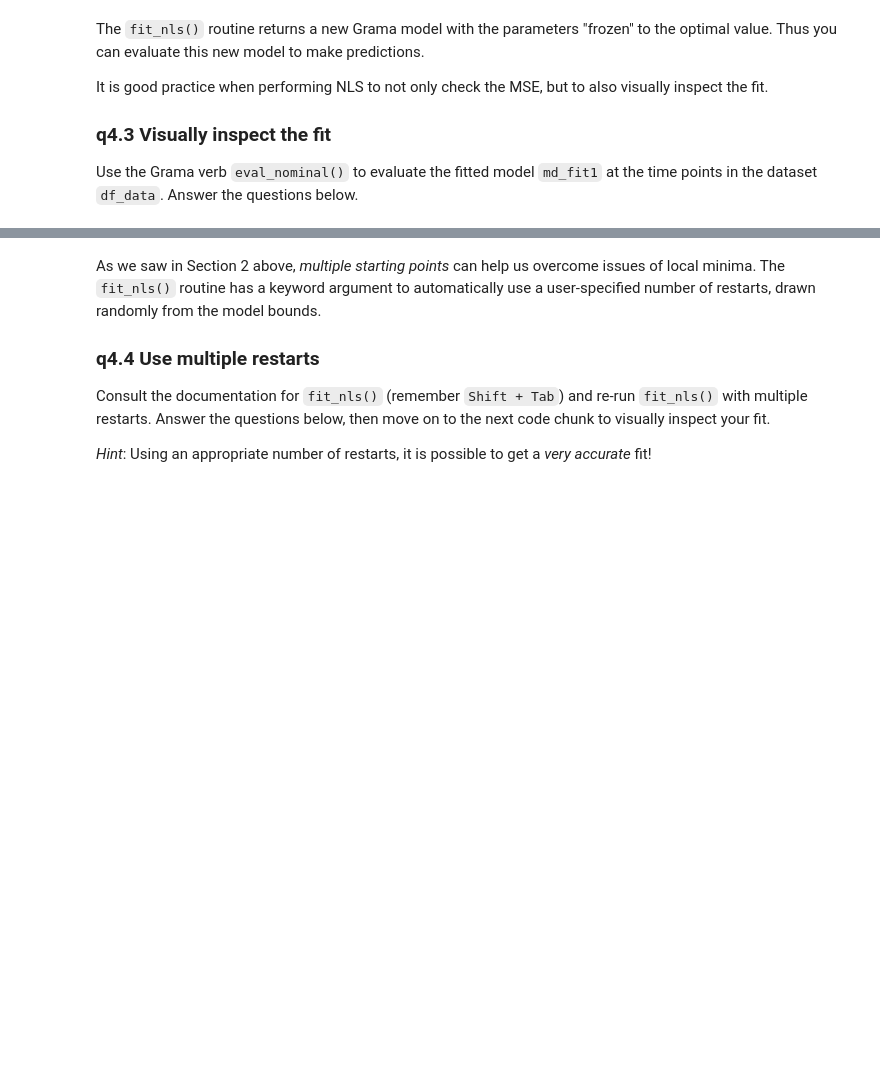
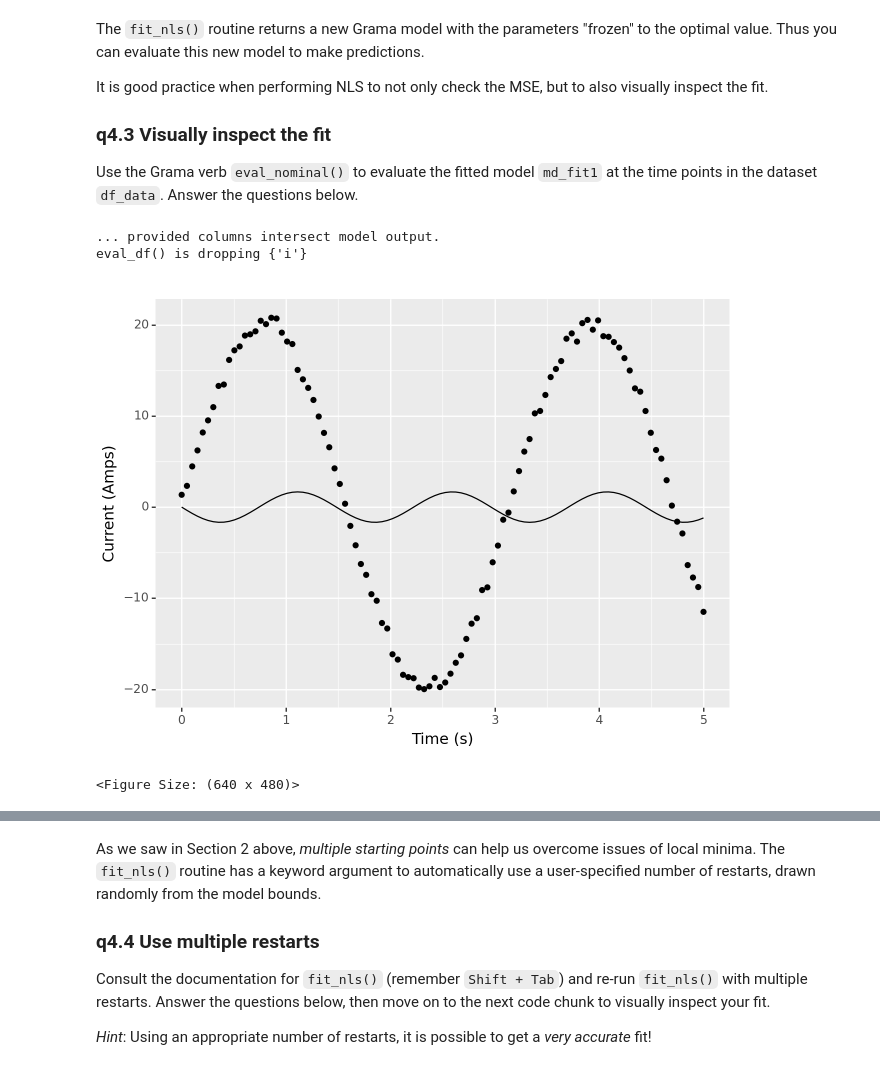
Before and after one commit to amineeva/PDO, a Jupyter notebook: assignments/nb1-unconstrained-assignment.ipynb, the cells around one changed output, grey strips where cells are left out. Cells and saved outputs as stored; diff of their text form; code cells hidden in the pictures; blank space fills up the shorter version.

Commit message:
finished S4 up to q4.5. Doubtful that I understood the questions well and had a tough time finding documentation for grama functions

```diff
--- a/assignments/nb1-unconstrained-assignment.ipynb
+++ b/assignments/nb1-unconstrained-assignment.ipynb
@@ -688,8 +691,7 @@ as a Python function.
 var_signal = ["t", "C", "L", "V0"]
 
 def fun_signal(t, C, L, V0):
-    # TODO: Implement the signal function
-    return 0
+    return math.sqrt( C / L) * V0 * np.sin( math.sqrt( 1 / (L*C)) * t )
 
 
 
@@ -719,8 +723,7 @@ Add your function to the following Grama model.
 # NOTE: No need to edit
 md_signal = (
     gr.Model("Signal")
-## TODO: Add your function from q3.1 here
-#    >> ???
+   >> gr.cp_function(fun = fun_signal, var = var_signal, out = ['i'])
 
 ## NOTE: No need to change these bounds
     >> gr.cp_bounds(
@@ -762,21 +786,26 @@ Use the Grama verb `eval_nominal()` to evaluate the fitted model `md_fit1` at th
 # %%
 ###
 # TASK: Evaluate the fitted model at its nominal conditions
 ###
 
-## TASK: Use gr.eval_nominal() to evaluate md_fit1
-##       at the given time points df_data
-# df_res1 = ???
+# TASK: Use gr.eval_nominal() to evaluate md_fit1
+#       at the given time points df_data
+df_res1 = gr.eval_nominal(model = md_fit1, df_det = df_data)
 
 
 # NOTE: No need to edit, this will visualize your results
 (
     df_data
     >> gr.ggplot(gr.aes("t", "i"))
     + gr.geom_line(data=df_res1)
     + gr.geom_point()
     + gr.labs(x="Time (s)", y="Current (Amps)")
 )
+# %% [output]
+... provided columns intersect model output.
+eval_df() is dropping {'i'}
+[figure, added]
+<Figure Size: (640 x 480)>
 # %% [markdown]
 *Observe*:
 
```
Also changed, not shown: parts of 13 cells of this notebook.
